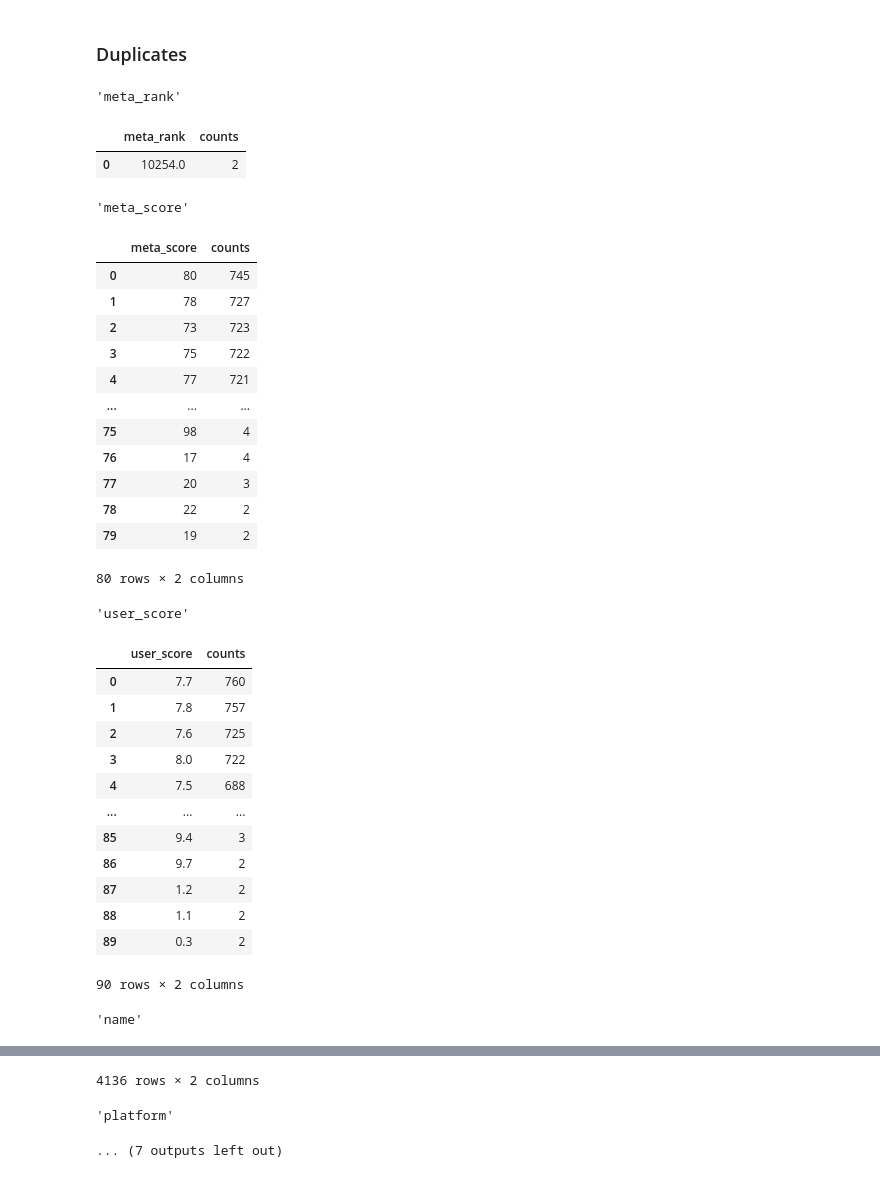
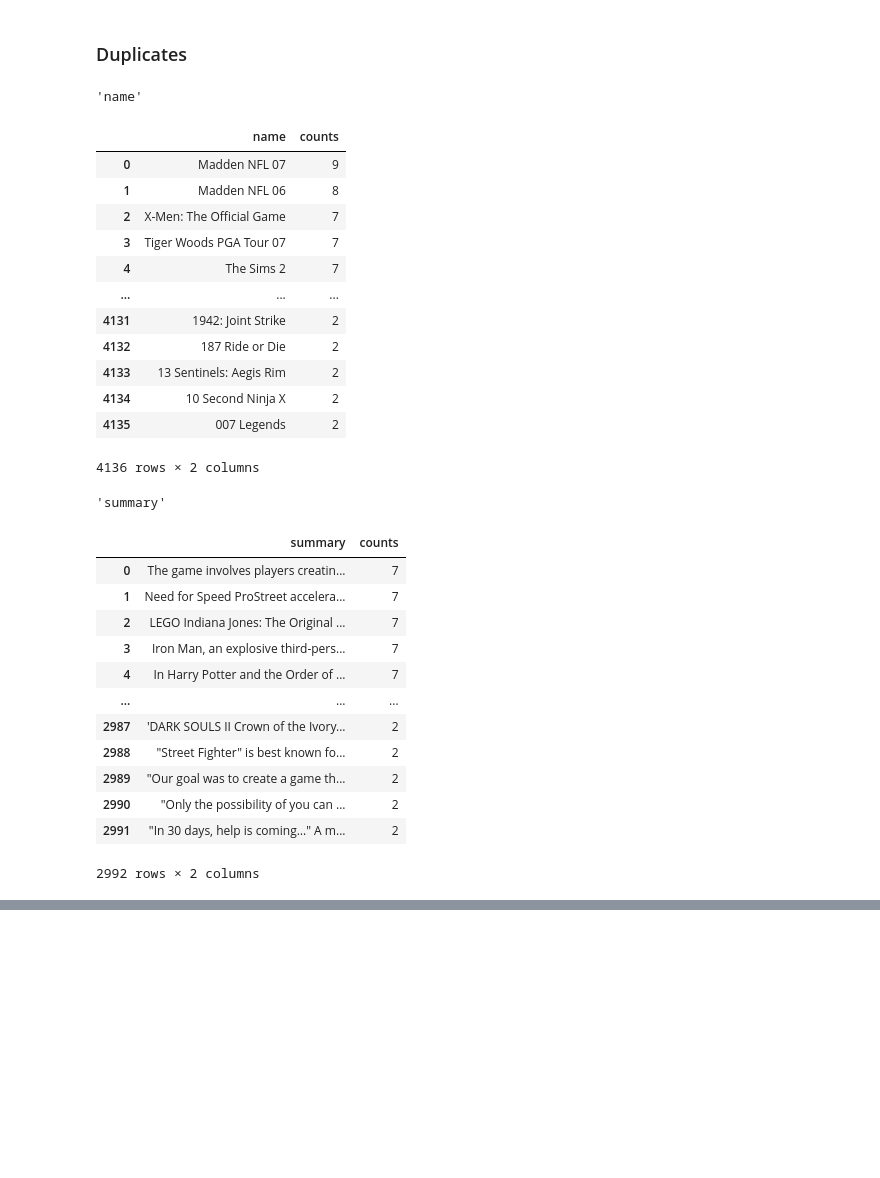
Before and after one commit to henrylin03/video-games, a Jupyter notebook: analysis.ipynb, the cells around one changed output, grey strips where cells are left out. Saved outputs shown, nothing was run; the diff lists cells and outputs as text; code cells hidden in the pictures; blank space fills up the shorter version.

Commit message:
limit cols to check for dedups

```diff
--- a/analysis.ipynb
+++ b/analysis.ipynb
@@ -166,51 +166,48 @@ pd.read_sql_query(
 # %% [markdown]
 ### Duplicates
 # %%
-for col in merged_df.columns:
+# check duplicates for "name" and "summary" columns, as the other attributes can be expected to have duplicates
+for col in ["name", "summary"]:
     dup_df = pd.read_sql_query(
         f"""
         SELECT {col},
             COUNT(*) counts
         FROM games
         WHERE {col} NOT NULL
         GROUP BY 1
         HAVING counts > 1
         ORDER BY 2 DESC
         """,
         engine,
     )
     if not dup_df.empty:
         display(col, dup_df)
 # %% [output]
-'meta_rank'
+'name'
-|  | meta_rank | counts |
-| 0 | 10254.0 | 2 |
+|  | name | counts |
+| 0 | Madden NFL 07 | 9 |
+| 1 | Madden NFL 06 | 8 |
+| 2 | X-Men: The Official Game | 7 |
+| 3 | Tiger Woods PGA Tour 07 | 7 |
+| 4 | The Sims 2 | 7 |
+| ... | ... | ... |
+| 4131 | 1942: Joint Strike | 2 |
+| 4132 | 187 Ride or Die | 2 |
+| 4133 | 13 Sentinels: Aegis Rim | 2 |
+| 4134 | 10 Second Ninja X | 2 |
+| 4135 | 007 Legends | 2 |
-'meta_score'
+4136 rows × 2 columns
+'summary'
-|  | meta_score | counts |
-| 0 | 80 | 745 |
-| 1 | 78 | 727 |
-| 2 | 73 | 723 |
-| 3 | 75 | 722 |
-| 4 | 77 | 721 |
+|  | summary | counts |
+| 0 | The game involves players creatin... | 7 |
+| 1 | Need for Speed ProStreet accelera... | 7 |
+| 2 | LEGO Indiana Jones: The Original ... | 7 |
+| 3 | Iron Man, an explosive third-pers... | 7 |
+| 4 | In Harry Potter and the Order of ... | 7 |
 | ... | ... | ... |
-| 75 | 98 | 4 |
-| 76 | 17 | 4 |
-| 77 | 20 | 3 |
-| 78 | 22 | 2 |
-| 79 | 19 | 2 |
+| 2987 | 'DARK SOULS II Crown of the Ivory... | 2 |
+| 2988 | "Street Fighter" is best known fo... | 2 |
+| 2989 | "Our goal was to create a game th... | 2 |
+| 2990 | "Only the possibility of you can ... | 2 |
+| 2991 | "In 30 days, help is coming…" A m... | 2 |
-80 rows × 2 columns
-'user_score'
+2992 rows × 2 columns
-|  | user_score | counts |
-| 0 | 7.7 | 760 |
-| 1 | 7.8 | 757 |
-| 2 | 7.6 | 725 |
-| 3 | 8.0 | 722 |
-| 4 | 7.5 | 688 |
-| ... | ... | ... |
-| 85 | 9.4 | 3 |
-| 86 | 9.7 | 2 |
-| 87 | 1.2 | 2 |
-| 88 | 1.1 | 2 |
-| 89 | 0.3 | 2 |
-90 rows × 2 columns
-'name'
@@ -229,3 +213,0 @@ for col in merged_df.columns:
-4136 rows × 2 columns
-'platform'
-... (7 outputs left out)
```
Also changed, not shown: parts of 1 cell of this notebook.
